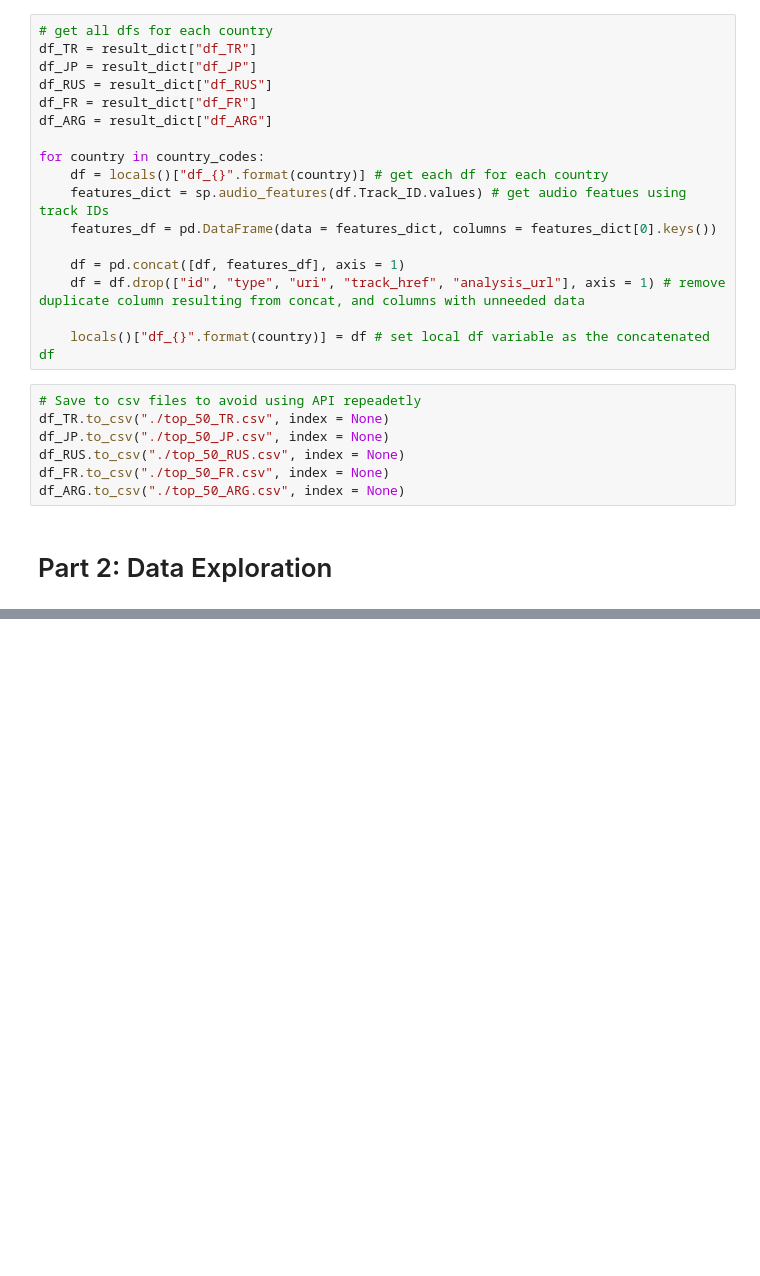
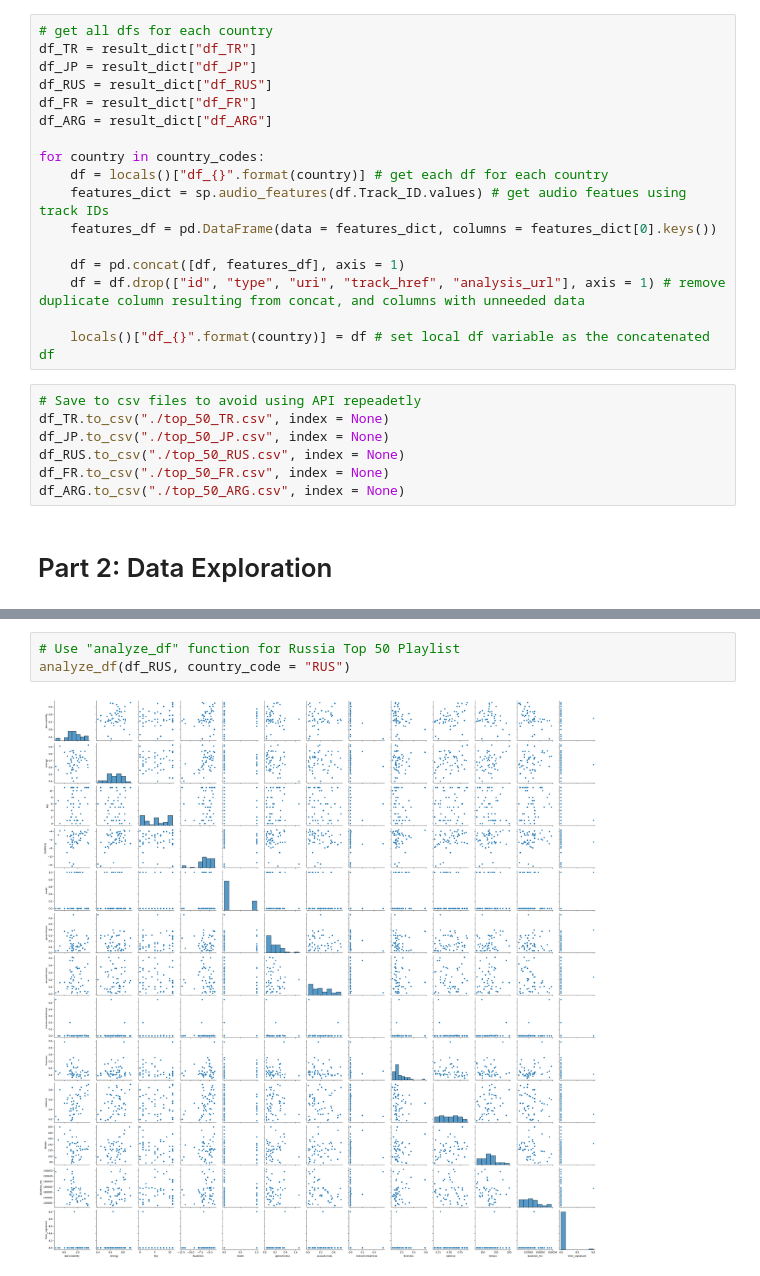
Before and after one commit to pinaronat/Spotify-Data-Analysis, a Jupyter notebook: spotify_analysis.ipynb, the cells around one changed output, grey strips where cells are left out. Saved outputs shown, nothing was run; the diff lists cells and outputs as text; blank space fills up the shorter version.

```diff
--- a/spotify_analysis.ipynb
+++ b/spotify_analysis.ipynb
@@ -155,0 +172,5 @@ analyze_df(df_TR, country_code = "TR")
+# %%
+# Use "analyze_df" function for Russia Top 50 Playlist
+analyze_df(df_RUS, country_code = "RUS")
+# %% [output]
+[figure, added]
```
Also changed, not shown: parts of 16 cells of this notebook, 17 other files.
